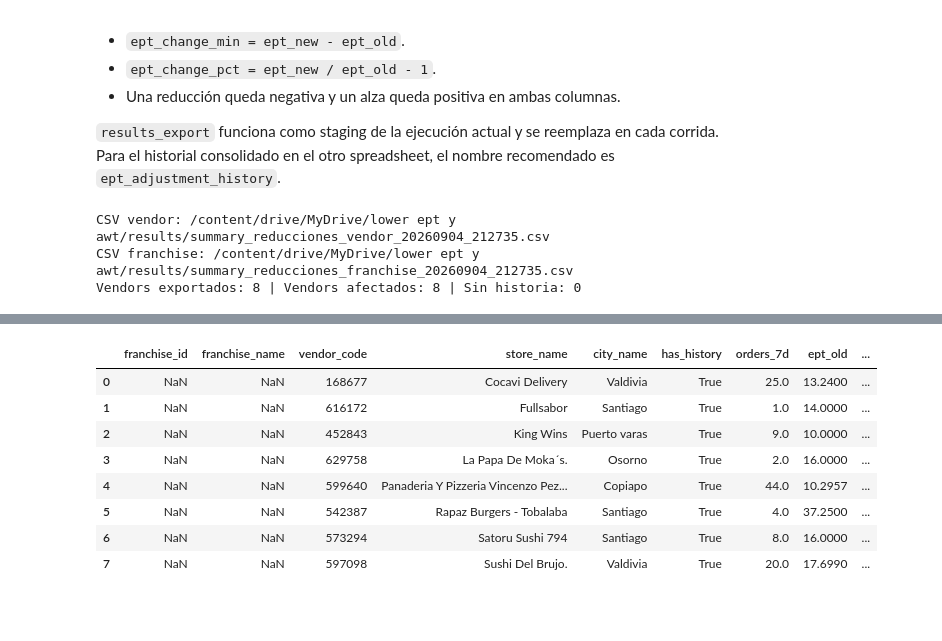
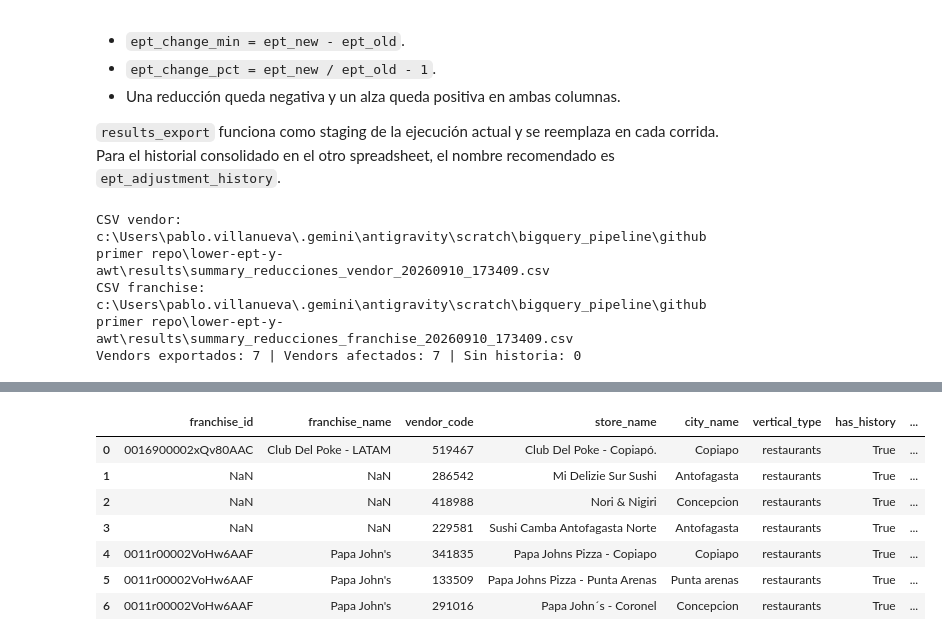
Before and after one commit to pablovillanueva-peya/lower-ept-y-awt, a Jupyter notebook: TES_adjustments.ipynb, the cells around one changed output, grey strips where cells are left out. Cells and saved outputs as stored; diff of their text form; code cells hidden in the pictures; blank space fills up the shorter version.

```diff
--- a/TES_adjustments.ipynb
+++ b/TES_adjustments.ipynb
@@ -1019,11 +1058,13 @@ WITH hdm AS (
 # ept_actuales_raw = pd.read_csv(file_path)
 # ept_actuales_raw.head(3)
 # %%
-import pandas as pd
-project_id = 'peya-chile'
+from google.cloud import bigquery
 
-# Ejecuta la consulta en BigQuery y descarga los datos a Colab
-ept_actuales_raw = pd.read_gbq(query, project_id=project_id)
+project_id = "peya-chile"
+
+# Ejecuta la consulta en BigQuery y descarga los datos
+bq_client = bigquery.Client(project=project_id, credentials=credentials)
+ept_actuales_raw = bq_client.query(query).to_dataframe()
 
 # Muestra las primeras 5 filas del resultado
 ept_actuales_raw.head()
@@ -1163,6 +1204,10 @@ df_grouped = (
         'franchise_id': x['franchise_id'].max(),
         'franchise_name': x['franchise_name'].max(),
         'city_name': x['city_name'].max(),
+        'vertical_type': (
+            x['vertical_type'].dropna().iloc[0]
+            if x['vertical_type'].notna().any() else np.nan
+        ),
         'store_name': x['store_name'].max(),
         'franchise_orders': pd.to_numeric(x['franchise_orders'], errors='coerce').iloc[0],
         'franchise_stores': pd.to_numeric(x['franchise_stores'], errors='coerce').iloc[0],
@@ -1579,7 +1639,7 @@ def rellenar_vendor_dow_block(
     })
 
     meta_cols = [
-        'franchise_id', 'franchise_name', 'city_name',
+        'franchise_id', 'franchise_name', 'city_name', 'vertical_type',
         'franchise_orders', 'franchise_stores',
         'store_name', 'store_orders_total'
     ]
@@ -1745,7 +1805,7 @@ def rellenar_vendor_dow_block(
 
     # 12) Orden final
     final_cols = [
-        'franchise_id', 'franchise_name', 'city_name',
+        'franchise_id', 'franchise_name', 'city_name', 'vertical_type',
         'franchise_orders', 'franchise_stores',
         'vendor_code', 'store_name', 'store_orders_total',
         'day_of_week_num', 'day_of_week_name', 'time_block',
@@ -2016,7 +2076,7 @@ vendors_with_history = set(
 # Targets ya expandidos por la query: incluyen los vendors de cada franquicia.
 target_meta_cols = [
     "vendor_code", "franchise_id", "franchise_name",
-    "city_name", "store_name", "ept_new",
+    "city_name", "vertical_type", "store_name", "ept_new",
     "adjustment_origin", "adjustment_scope", "source_franchise_id",
     "wave", "flag", "input_row_number", "apply_change"
 ]
@@ -2040,7 +2100,8 @@ unresolved_explicit = vendor_rules.rename(columns={
 }).copy()
 
 for column in [
-    "franchise_id", "franchise_name", "city_name", "store_name"
+    "franchise_id", "franchise_name", "city_name",
+    "vertical_type", "store_name"
 ]:
     unresolved_explicit[column] = pd.NA
 
@@ -2342,6 +2408,7 @@ for vendor_code, g in summary_base.groupby("vendor_code", dropna=False):
         "vendor_code": vendor_code,
         "store_name": first_notna(g["store_name"]),
         "city_name": first_notna(g["city_name"]),
+        "vertical_type": first_notna(g["vertical_type"]),
         "has_history": orders > 0,
         "orders_7d": orders,
         "ept_old": ept_old,
@@ -2432,6 +2499,9 @@ for group_id, g in vendor_summary.groupby("franchise_group_id", dropna=False):
         "franchise_group_id": group_id,
         "franchise_id": first_notna(g["franchise_id"]),
         "franchise_name": first_notna(g["franchise_group_name"]),
+        "vertical_type": ", ".join(
+            sorted(g["vertical_type"].dropna().astype(str).unique())
+        ),
         "vendors_exported": g["vendor_code"].nunique(),
         "vendors_affected": g.loc[g["apply_change"], "vendor_code"].nunique(),
         "vendors_reduced": g.loc[g["change_type"].eq("reduction"), "vendor_code"].nunique(),
@@ -2485,7 +2555,10 @@ franchise_summary = franchise_summary.sort_values(
     ["franchise_name", "franchise_group_id"]
 ).reset_index(drop=True)
 
-dest_folder = "/content/drive/MyDrive/lower ept y awt/results"
+if os.path.exists('/content/drive/MyDrive'):
+    dest_folder = '/content/drive/MyDrive/lower ept y awt/results'
+else:
+    dest_folder = os.path.join(os.getcwd(), 'results')
 os.makedirs(dest_folder, exist_ok=True)
 timestamp = datetime.now().strftime("%Y%m%d_%H%M%S")
 vendor_path = os.path.join(
@@ -2509,6 +2582,6 @@ print(
 display(franchise_summary.head(20))
 display(vendor_summary.head(20))
 # %% [output]
-CSV vendor: /content/drive/MyDrive/lower ept y awt/results/summary_reducciones_vendor_20260904_212735.csv
-CSV franchise: /content/drive/MyDrive/lower ept y awt/results/summary_reducciones_franchise_20260904_212735.csv
-Vendors exportados: 8 | Vendors afectados: 8 | Sin historia: 0
+CSV vendor: c:\Users\pablo.villanueva\.gemini\antigravity\scratch\bigquery_pipeline\github primer repo\lower-ept-y-awt\results\summary_reducciones_vendor_20260910_173409.csv
+CSV franchise: c:\Users\pablo.villanueva\.gemini\antigravity\scratch\bigquery_pipeline\github primer repo\lower-ept-y-awt\results\summary_reducciones_franchise_20260910_173409.csv
+Vendors exportados: 7 | Vendors afectados: 7 | Sin historia: 0
@@ -2524,10 +2594,9 @@ Vendors exportados: 8 | Vendors afectados: 8 | Sin historia: 0
-|  | franchise_id | franchise_name | vendor_code | store_name | city_name | has_history | orders_7d | ept_old | ... |
-| 0 | NaN | NaN | 168677 | Cocavi Delivery | Valdivia | True | 25.0 | 13.2400 | ... |
-| 1 | NaN | NaN | 616172 | Fullsabor | Santiago | True | 1.0 | 14.0000 | ... |
-| 2 | NaN | NaN | 452843 | King Wins | Puerto varas | True | 9.0 | 10.0000 | ... |
-| 3 | NaN | NaN | 629758 | La Papa De Moka´s. | Osorno | True | 2.0 | 16.0000 | ... |
-| 4 | NaN | NaN | 599640 | Panaderia Y Pizzeria Vincenzo Pez... | Copiapo | True | 44.0 | 10.2957 | ... |
-| 5 | NaN | NaN | 542387 | Rapaz Burgers - Tobalaba | Santiago | True | 4.0 | 37.2500 | ... |
-| 6 | NaN | NaN | 573294 | Satoru Sushi 794 | Santiago | True | 8.0 | 16.0000 | ... |
-| 7 | NaN | NaN | 597098 | Sushi Del Brujo. | Valdivia | True | 20.0 | 17.6990 | ... |
+|  | franchise_id | franchise_name | vendor_code | store_name | city_name | vertical_type | has_history | ... |
+| 0 | 0016900002xQv80AAC | Club Del Poke - LATAM | 519467 | Club Del Poke - Copiapó. | Copiapo | restaurants | True | ... |
+| 1 | NaN | NaN | 286542 | Mi Delizie Sur Sushi | Antofagasta | restaurants | True | ... |
+| 2 | NaN | NaN | 418988 | Nori & Nigiri | Concepcion | restaurants | True | ... |
+| 3 | NaN | NaN | 229581 | Sushi Camba Antofagasta Norte | Antofagasta | restaurants | True | ... |
+| 4 | 0011r00002VoHw6AAF | Papa John's | 341835 | Papa Johns Pizza - Copiapo | Copiapo | restaurants | True | ... |
+| 5 | 0011r00002VoHw6AAF | Papa John's | 133509 | Papa Johns Pizza - Punta Arenas | Punta arenas | restaurants | True | ... |
+| 6 | 0011r00002VoHw6AAF | Papa John's | 291016 | Papa John´s - Coronel | Concepcion | restaurants | True | ... |
 # %%
```
Also changed, not shown: parts of 17 cells of this notebook, 35 other files.
